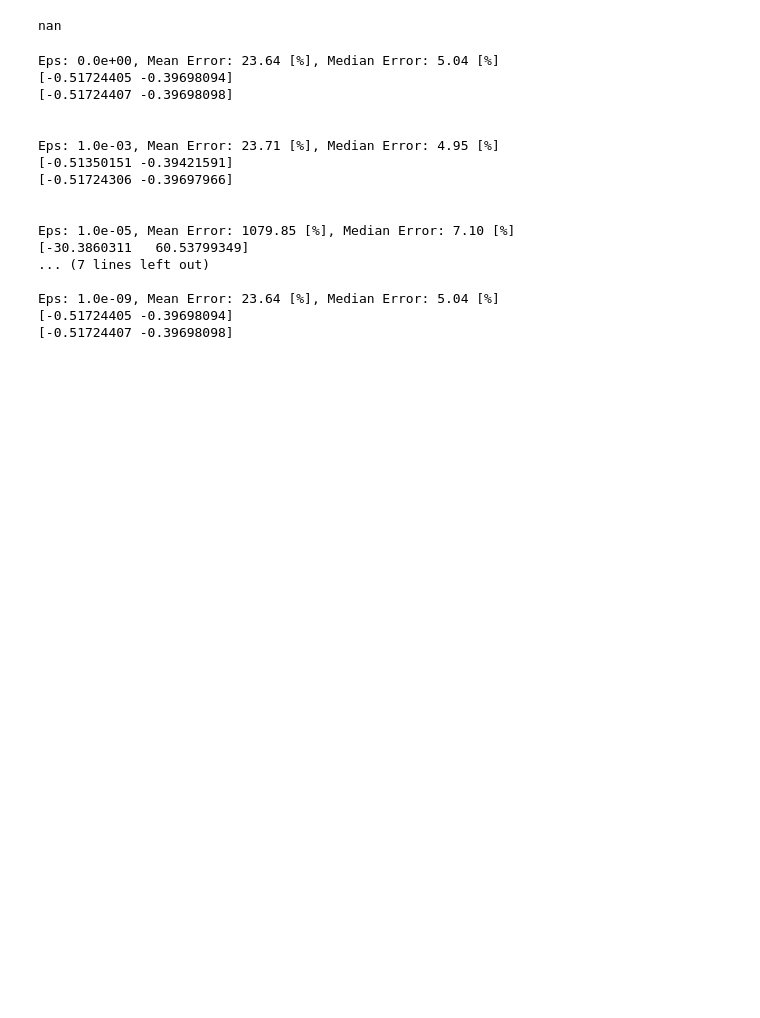
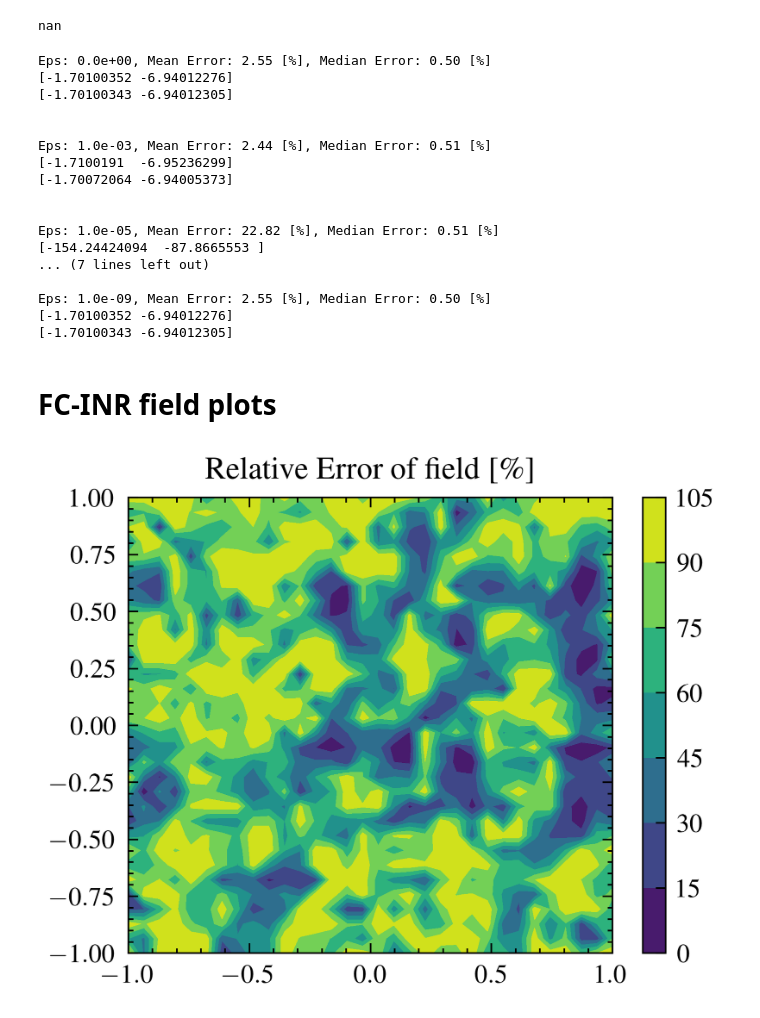
Before and after one commit to cmt-dtu-energy/hypermagnetics, a Jupyter notebook: nbs/check_fmm_prism.ipynb, the cells around one changed output. Cells and saved outputs as stored; diff of their text form; code cells hidden in the pictures; blank space fills up the shorter version.

Commit message:
Evaluation of fcilr model

```diff
--- a/nbs/check_fmm_prism.ipynb
+++ b/nbs/check_fmm_prism.ipynb
@@ -189,30 +191,60 @@ for eps in [0, 1e-3, 1e-5, 1e-7, 1e-9]:
     # print("Source 1 on all locations")
     source = train['sources'][0:1, 0:1]
     loc = train['r'][0]
-    mt_sim, _ = field_mt(source, loc + eps, train['shape'])
+    mt_sim_s, _ = field_mt(source, loc + eps, train['shape'])
     # print(np.mean(np.abs(mt_sim[0, ..., :2])))
     _, fmm_field = potential2D(source, train['shape'], loc + eps)
     # print(np.mean(np.abs(mt_sim[..., :2] - fmm_field)[0]))
-    rel_err = np.abs((mt_sim[..., :2] - fmm_field) / mt_sim[..., :2]) * 100
+    rel_err = np.abs((mt_sim_s[..., :2] - fmm_field) / mt_sim_s[..., :2]) * 100
     print(f"Eps: {eps:.1e}, Mean Error: {np.mean(rel_err):.2f} [%], Median Error: {np.median(rel_err):.2f} [%]")
     print(fmm_field[0, 0, :2])
-    print(mt_sim[0, 0, :2])
+    print(mt_sim_s[0, 0, :2])
     print("\n")
 # %% [output]
-Eps: 0.0e+00, Mean Error: 23.64 [%], Median Error: 5.04 [%]
-[-0.51724405 -0.39698094]
-[-0.51724407 -0.39698098]
+Eps: 0.0e+00, Mean Error: 2.55 [%], Median Error: 0.50 [%]
+[-1.70100352 -6.94012276]
+[-1.70100343 -6.94012305]
 
 
-Eps: 1.0e-03, Mean Error: 23.71 [%], Median Error: 4.95 [%]
-[-0.51350151 -0.39421591]
-[-0.51724306 -0.39697966]
+Eps: 1.0e-03, Mean Error: 2.44 [%], Median Error: 0.51 [%]
+[-1.7100191  -6.95236299]
+[-1.70072064 -6.94005373]
 
 
-Eps: 1.0e-05, Mean Error: 1079.85 [%], Median Error: 7.10 [%]
-[-30.3860311   60.53799349]
+Eps: 1.0e-05, Mean Error: 22.82 [%], Median Error: 0.51 [%]
+[-154.24424094  -87.8665553 ]
 ... (7 lines left out)
 
-Eps: 1.0e-09, Mean Error: 23.64 [%], Median Error: 5.04 [%]
-[-0.51724405 -0.39698094]
-[-0.51724407 -0.39698098]
+Eps: 1.0e-09, Mean Error: 2.55 [%], Median Error: 0.50 [%]
+[-1.70100352 -6.94012276]
+[-1.70100343 -6.94012305]
+# %% [markdown]
+# FC-INR field plots
+# %%
+model_cfg = HyperLayer(
+    width=400,
+    depth=3,
+    hwidth=2,
+    hdepth=3,
+    seed=42,
+)
+model_path = "/home/spol/Documents/repos/hypermagnetics/models/fcilr_400_200k_quadtree.eqx"
+model = eqx.tree_deserialise_leaves(model_path, model_cfg)
+
+sim['field_grid_model'] = jax.vmap(model.field, in_axes=(0, None))(
+    train['sources'], train['grid']
+)[0]
+if not source_cfg["line"]:
+    x_grid = np.array(train['grid'][:, 0].reshape((source_cfg["res"], source_cfg["res"])))
+    y_grid = np.array(train['grid'][:, 1].reshape((source_cfg["res"], source_cfg["res"])))
+    sim_f = sim["field_grid_model"]
+    t_f = mt_sim[0, ..., :2]
+    diff = np.linalg.norm(np.abs(sim_f - t_f), axis=-1).reshape((source_cfg["res"], source_cfg["res"]))
+    norm_f = np.linalg.norm(t_f, axis=-1).reshape((source_cfg["res"], source_cfg["res"]))
+    # plt.contourf(x_grid, y_grid, np.clip(sim_f[...,1].reshape((source_cfg["res"], source_cfg["res"])), -5, 5))
+    # plt.contourf(x_grid, y_grid, np.clip(t_f[...,1].reshape((source_cfg["res"], source_cfg["res"])), -5, 5))
+    plt.contourf(x_grid, y_grid, np.clip((diff / norm_f) * 100, 0, 100))
+    plt.title("Relative Error of field [\%]")
+    plt.colorbar()
+# %% [output]
+[figure, added]
```
Also changed, not shown: parts of 5 cells of this notebook, 8 other files.
